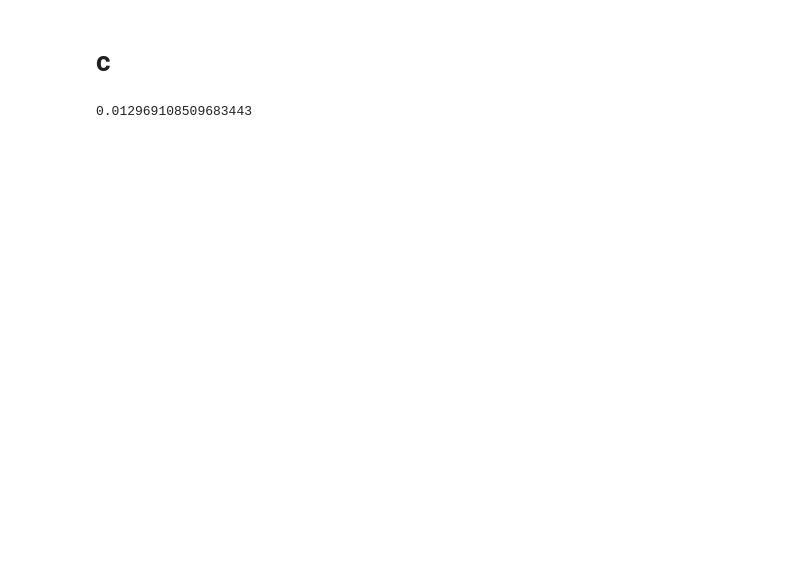
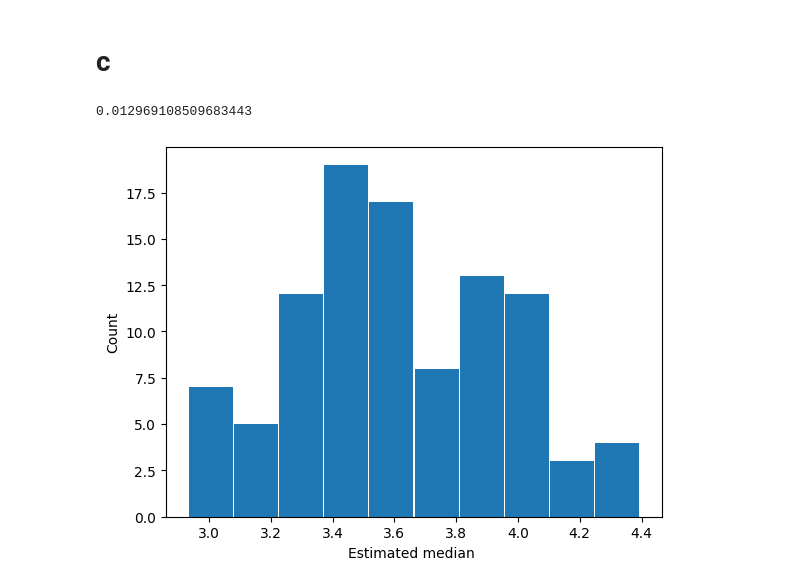
Before and after one commit to shajib004/Stotastic_simulation, a Jupyter notebook: exercise 8.ipynb, the cells around one changed output. Saved outputs shown, nothing was run; the diff lists cells and outputs as text; code cells hidden in the pictures; blank space fills up the shorter version.

```diff
--- a/exercise 8.ipynb
+++ b/exercise 8.ipynb
@@ -114,20 +137,26 @@ print(result_var)
 # %%
 np.random.seed(3)
 r = 100
 N = 200
 
 beta = 1
 k = 1.05
 
 U = np.random.rand(N)  # array of random numbers
 X_Pareto = beta * (U ** (-1 / k))
 
 y = np.zeros((r, N))
 for i in range(r):
     y[i, :] = np.random.choice(X_Pareto, size=N)
 
 median_e = np.median(y, axis=1)
 result_var = np.var(median_e)
 print(result_var)
+
+plt.hist(mean_e, rwidth=0.975)
+plt.xlabel("Estimated median ")
+plt.ylabel("Count")
+plt.show()
 # %% [output]
 0.012969108509683443
+[figure, added]
```
Also changed, not shown: parts of 10 cells of this notebook.
